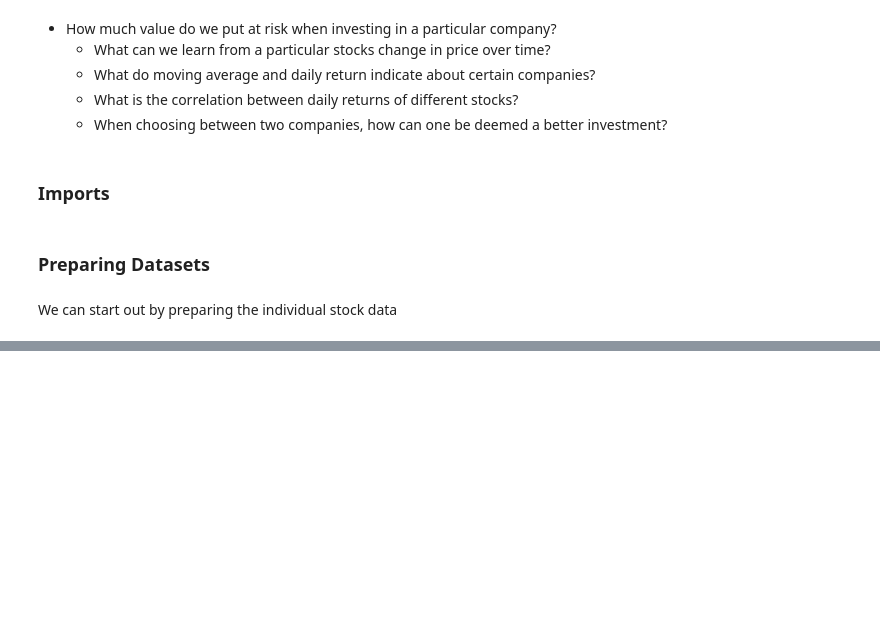
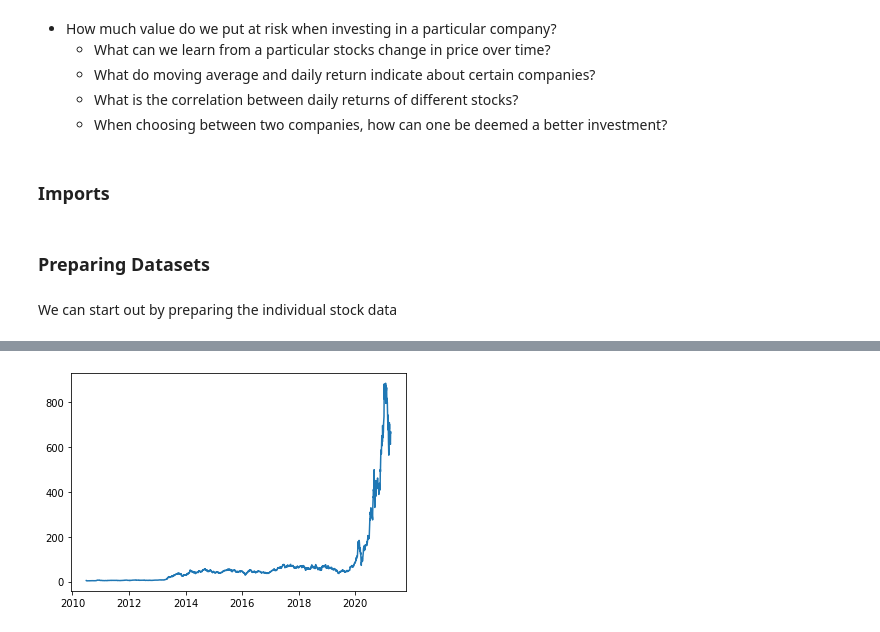
Before and after one commit to ithakker/367MidermIshaanThakker, a Jupyter notebook: final-Stock Market Risk.ipynb, the cells around one changed output, grey strips where cells are left out. Drawn from its saved outputs; the diff is of its cells as text; code cells hidden in the pictures; blank space fills up the shorter version.

```diff
--- a/final-Stock Market Risk.ipynb
+++ b/final-Stock Market Risk.ipynb
@@ -63,0 +124,9 @@ GME.sort_values(by = ['Date'], inplace = True, ascending = False)
+# %%
+TSLA_price = TSLA.copy()
+TSLA_price['Date'] = pd.to_datetime(TSLA_price['Date'], format = '%Y-%m-%d')
+x =TSLA_price["Date"]
+y = TSLA_price["Close"]
+plt.plot(x,y)
+plt.show()
+# %% [output]
+[figure, added]
```
Also changed, not shown: parts of 50 cells of this notebook, 1 other file.
